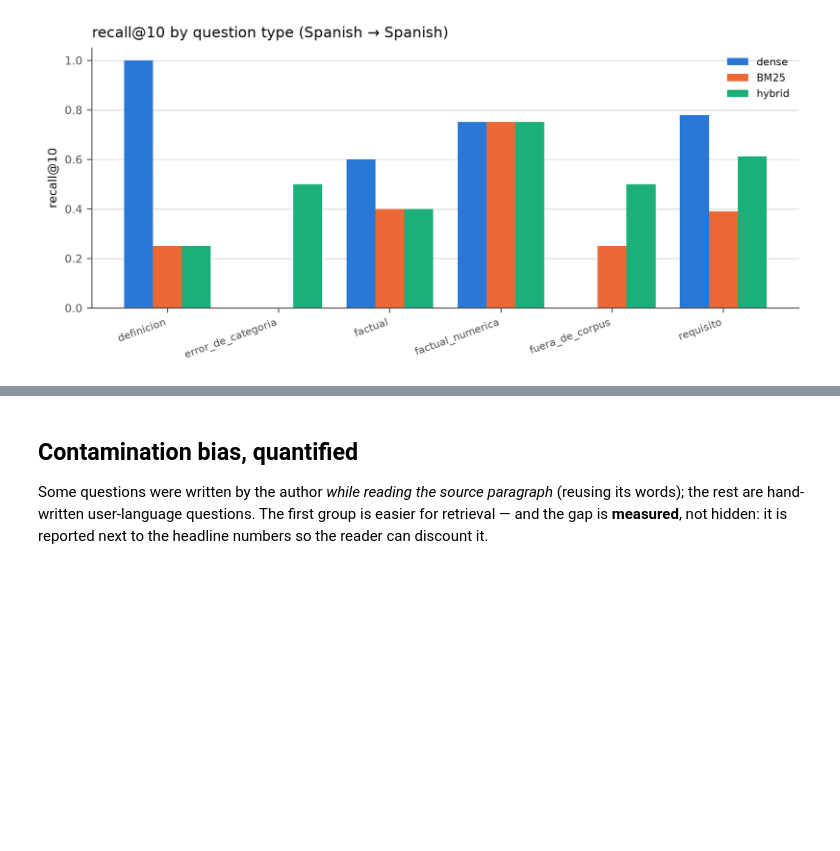
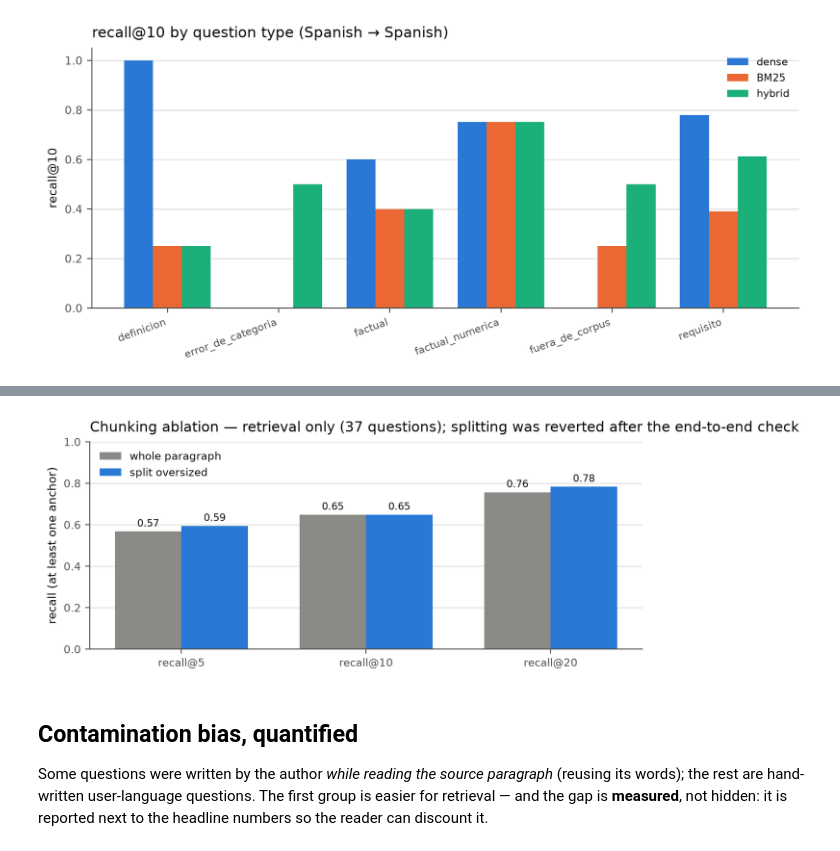
Before and after one commit to Helena-Alcolea/esrs-rag, a Jupyter notebook: notebooks/1-retrieval-evaluation.ipynb, the cells around one changed output, grey strips where cells are left out. Cells and saved outputs as stored; diff of their text form; code cells hidden in the pictures; blank space fills up the shorter version.

```diff
--- a/notebooks/1-retrieval-evaluation.ipynb
+++ b/notebooks/1-retrieval-evaluation.ipynb
@@ -241,3 +289,20 @@ plt.tight_layout(); plt.show()
+# %%
+va = CHUNK["variantes"]
+etq = list(va)                      # "whole paragraph", "split oversized"
+ks  = ["recall@5_una", "recall@10_una", "recall@20_una"]
+x, w = np.arange(len(ks)), 0.36
+fig, ax = plt.subplots(figsize=(6.8, 3.0))
+for i, (nombre, col) in enumerate(zip(etq, [COL["aleatorio"], COL["denso"]])):
+    b = ax.bar(x + (i - 0.5)*w, [va[nombre][k] for k in ks], w, label=nombre, color=col)
+    _etiqueta_barras(ax, b)
+_limpia(ax, f"Chunking ablation — retrieval only ({CHUNK['n_preguntas']} questions); "
+            "splitting was reverted after the end-to-end check",
+        "recall (at least one anchor)", 1.0)
+ax.set_xticks(x); ax.set_xticklabels([k.replace("_una", "") for k in ks])
+ax.legend(frameon=False, loc="upper left", fontsize=8.5)
+plt.tight_layout(); plt.show()
+# %% [output]
+[figure, added]
 # %% [markdown]
 ## Contamination bias, quantified
 
```
Also changed, not shown: parts of 7 cells of this notebook, 1 other file.
